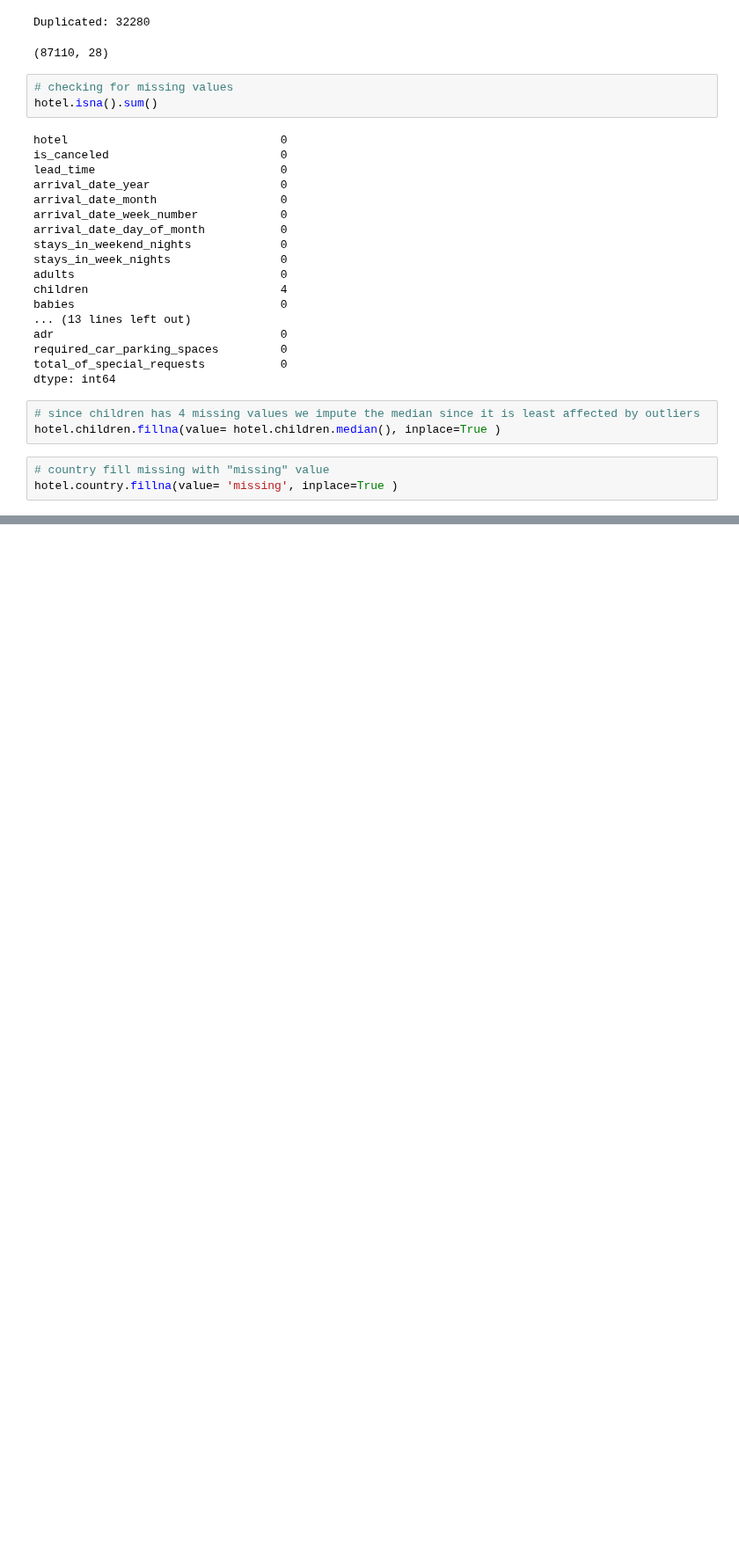
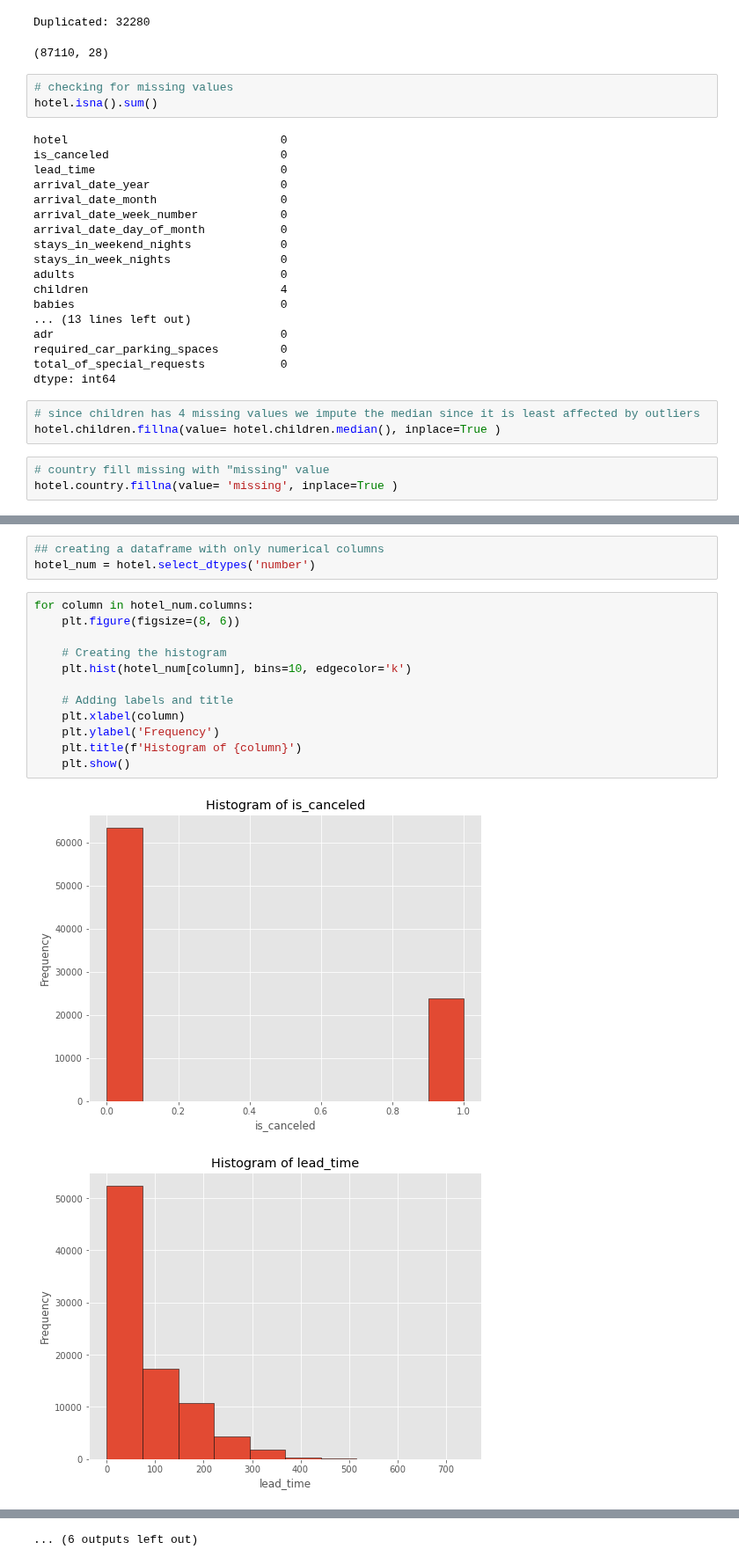
Before and after one commit to u-mar/Churn-Prediction, a Jupyter notebook: student.ipynb, the cells around one changed output, grey strips where cells are left out. Shown at 88% size. Saved outputs shown, nothing was run; the diff lists cells and outputs as text; blank space fills up the shorter version.

```diff
--- a/student.ipynb
+++ b/student.ipynb
@@ -191,0 +242,18 @@ hotel.country.fillna(value= 'missing', inplace=True )
+# %%
+## creating a dataframe with only numerical columns
+hotel_num = hotel.select_dtypes('number')
+# %%
+for column in hotel_num.columns:
+    plt.figure(figsize=(8, 6))
+
+    # Creating the histogram
+    plt.hist(hotel_num[column], bins=10, edgecolor='k')
+
+    # Adding labels and title
+    plt.xlabel(column)
+    plt.ylabel('Frequency')
+    plt.title(f'Histogram of {column}')
+    plt.show()
+# %% [output]
+[figure, added]
+[figure, added]
@@ -191,0 +270 @@ hotel.country.fillna(value= 'missing', inplace=True )
+... (6 outputs left out)
```
Also changed, not shown: parts of 28 cells of this notebook.
